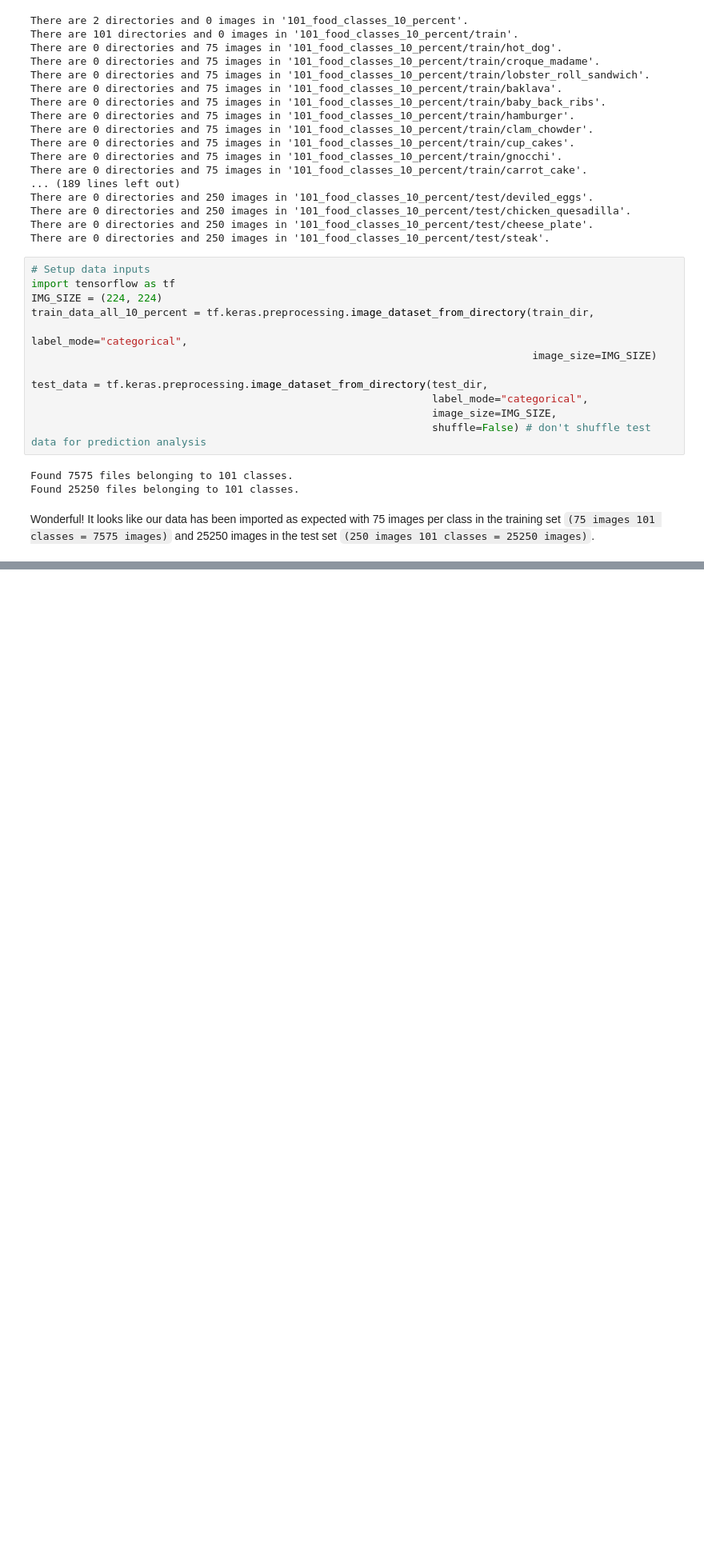
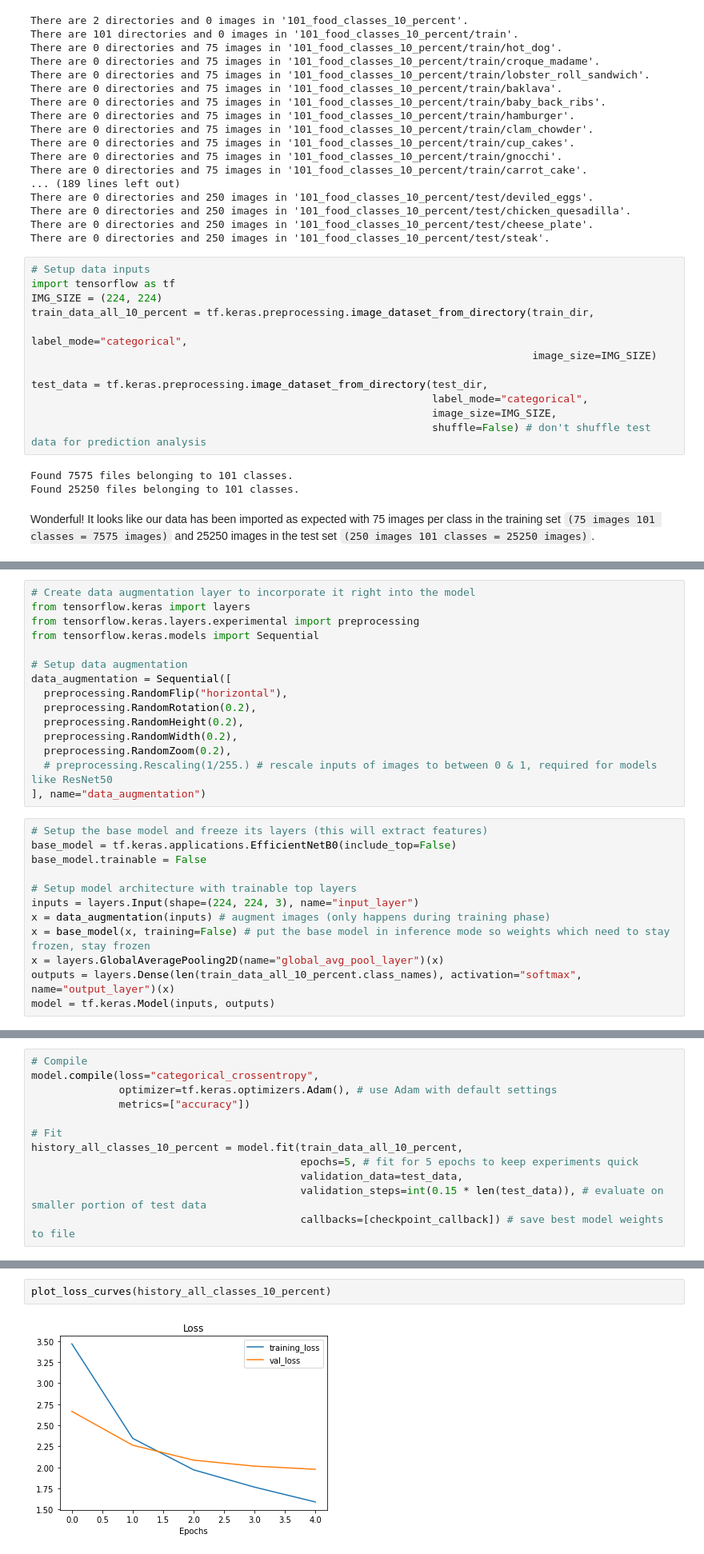
Before and after one commit to prachuryanath/TF-Learning, a Jupyter notebook: 06_transfer_learning_in_tensorflow_part_3_scaling_up.ipynb, the cells around one changed output, grey strips where cells are left out. Shown: that part at 80% size. Drawn from its saved outputs; the diff is of its cells as text; blank space fills up the shorter version.

```diff
--- a/06_transfer_learning_in_tensorflow_part_3_scaling_up.ipynb
+++ b/06_transfer_learning_in_tensorflow_part_3_scaling_up.ipynb
@@ -115,0 +130,27 @@ Wonderful! It looks like our data has been imported as expected with 75 images p
+# %%
+# Create data augmentation layer to incorporate it right into the model
+from tensorflow.keras import layers
+from tensorflow.keras.layers.experimental import preprocessing
+from tensorflow.keras.models import Sequential
+
+# Setup data augmentation
+data_augmentation = Sequential([
+  preprocessing.RandomFlip("horizontal"),
+  preprocessing.RandomRotation(0.2),
+  preprocessing.RandomHeight(0.2),
+  preprocessing.RandomWidth(0.2),
+  preprocessing.RandomZoom(0.2),
+  # preprocessing.Rescaling(1/255.) # rescale inputs of images to between 0 & 1, required for models like ResNet50
+], name="data_augmentation")
+# %%
+# Setup the base model and freeze its layers (this will extract features)
+base_model = tf.keras.applications.EfficientNetB0(include_top=False)
+base_model.trainable = False
+
+# Setup model architecture with trainable top layers
+inputs = layers.Input(shape=(224, 224, 3), name="input_layer")
+x = data_augmentation(inputs) # augment images (only happens during training phase)
+x = base_model(x, training=False) # put the base model in inference mode so weights which need to stay frozen, stay frozen
+x = layers.GlobalAveragePooling2D(name="global_avg_pool_layer")(x)
+outputs = layers.Dense(len(train_data_all_10_percent.class_names), activation="softmax", name="output_layer")(x)
+model = tf.keras.Model(inputs, outputs)
@@ -115,0 +182,12 @@ Wonderful! It looks like our data has been imported as expected with 75 images p
+# %%
+# Compile
+model.compile(loss="categorical_crossentropy",
+              optimizer=tf.keras.optimizers.Adam(), # use Adam with default settings
+              metrics=["accuracy"])
+
+# Fit
+history_all_classes_10_percent = model.fit(train_data_all_10_percent,
+                                           epochs=5, # fit for 5 epochs to keep experiments quick
+                                           validation_data=test_data,
+                                           validation_steps=int(0.15 * len(test_data)), # evaluate on smaller portion of test data
+                                           callbacks=[checkpoint_callback]) # save best model weights to file
@@ -115,0 +212,4 @@ Wonderful! It looks like our data has been imported as expected with 75 images p
+# %%
+plot_loss_curves(history_all_classes_10_percent)
+# %% [output]
+[figure, added]
```
Also changed, not shown: parts of 37 cells of this notebook.
